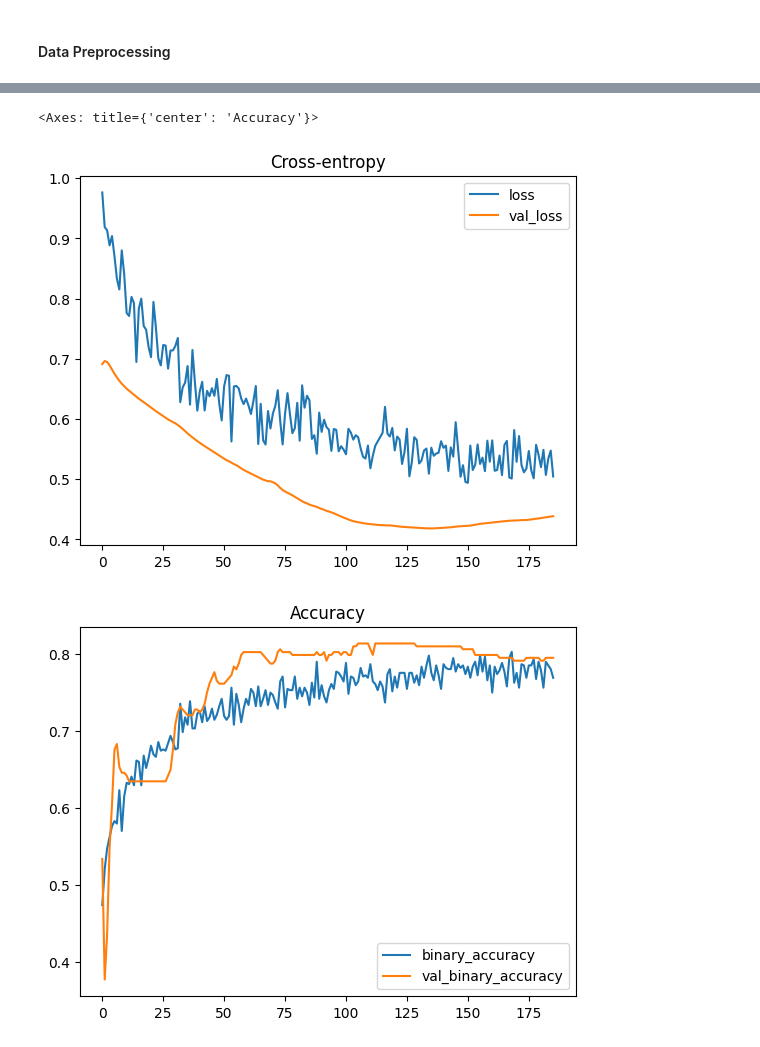
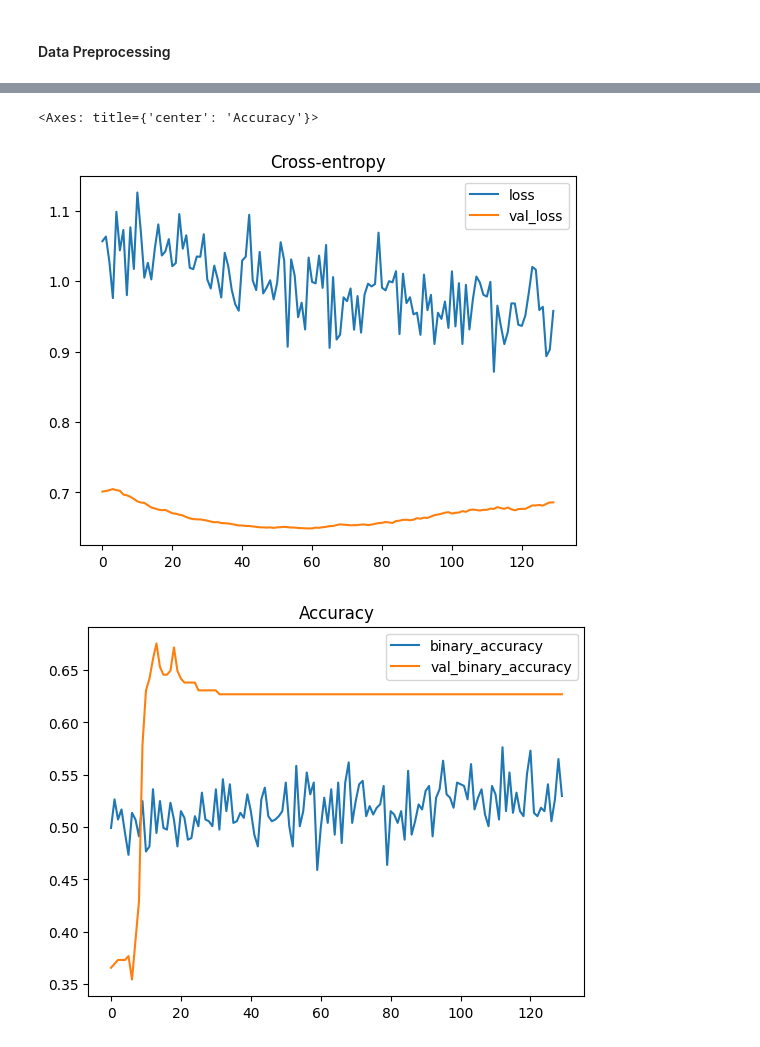
Before and after one commit to PrelaunchZeus2/Kaggle-Challenges, a Jupyter notebook: Titanic Survival/Titanic_Survival_Neural_Network.ipynb, the cells around one changed output, grey strips where cells are left out. Drawn from its saved outputs; the diff is of its cells as text; code cells hidden in the pictures.

```diff
--- a/Titanic Survival/Titanic_Survival_Neural_Network.ipynb
+++ b/Titanic Survival/Titanic_Survival_Neural_Network.ipynb
@@ -129,57 +129,63 @@ from tensorflow.keras.callbacks import ReduceLROnPlateau
 input_shape = (35,) #bad to hardcode but here we are
 
 model = keras.Sequential([
-    layers.BatchNormalization(input_shape = input_shape),
-    layers.Dense(1024, activation = 'relu'),
+    layers.Input(input_shape),
+    layers.BatchNormalization(),
+    layers.Dense(1024, activation = 'leaky_relu'),
     layers.BatchNormalization(),
     layers.Dropout(0.5),
-    layers.Dense(1024, activation = 'relu'),
+    layers.Dense(1024, activation = 'leaky_relu'),
     layers.BatchNormalization(),
     layers.Dropout(0.5),
-    layers.Dense(1024, activation = 'relu'),
+    layers.Dense(1024, activation = 'leaky_relu'),
     layers.BatchNormalization(),
     layers.Dropout(0.5),
-    layers.Dense(1024, activation = 'relu'),
+    layers.Dense(1024, activation = 'leaky_relu'),
     layers.BatchNormalization(),
     layers.Dropout(0.5),
-    layers.Dense(1024, activation = 'relu'),
+    layers.Dense(1024, activation = 'leaky_relu'),
+    layers.BatchNormalization(),
+    layers.Dropout(0.5),
+    layers.Dense(1024, activation = 'leaky_relu'),
+    layers.BatchNormalization(),
+    layers.Dropout(0.5),
+    layers.Dense(1024, activation = 'leaky_relu'),
+    layers.BatchNormalization(),
+    layers.Dropout(0.5),
+    layers.Dense(1024, activation = 'leaky_relu'),
+    layers.BatchNormalization(),
+    layers.Dropout(0.5),
+    layers.Dense(1024, activation = 'leaky_relu'),
     layers.BatchNormalization(),
     layers.Dropout(0.5),
     layers.Dense(1, activation = 'sigmoid'),
+
 ])
-model.compile(optimizer = Adam(learning_rate = 0.00005), loss = 'binary_crossentropy', metrics = ['binary_accuracy'])
+model.compile(optimizer = Adam(learning_rate = 0.0001), loss = 'binary_crossentropy', metrics = ['binary_accuracy'])
 
 #Early Stoppage
 early_stopping = keras.callbacks.EarlyStopping(
-    patience = 50,
-    min_delta = 0.00001,
+    patience = 70,
+    min_delta = 0.000001,
     restore_best_weights = True,
-)
-
-#learning rate reduction
-reduce_lr = ReduceLROnPlateau(
-    monitor = 'val_loss',
-    factor = 0.2,
-    patience= 30,
-    min_lr = 0.00001
 )
 
 history = model.fit(
     X_train, y_train,
     validation_data = (X_valid, y_valid),
-    batch_size = 256,
+    batch_size = 32,
     epochs = 1000,
     verbose = 0,
     callbacks=[early_stopping],
 )
 
 history_df = pd.DataFrame(history.history)
 history_df.loc[:, ['loss', 'val_loss']].plot(title="Cross-entropy")
 history_df.loc[:, ['binary_accuracy', 'val_binary_accuracy']].plot(title="Accuracy")
 # %% [output]
 <Axes: title={'center': 'Accuracy'}>
-[figure, old version]
+[figure, new version]
-[figure, old version]
+[figure, new version]
 # %%
 # Make predictions on the test data
 predictions = model.predict(test)
```
Also changed, not shown: parts of 1 cell of this notebook, 2 other files.
